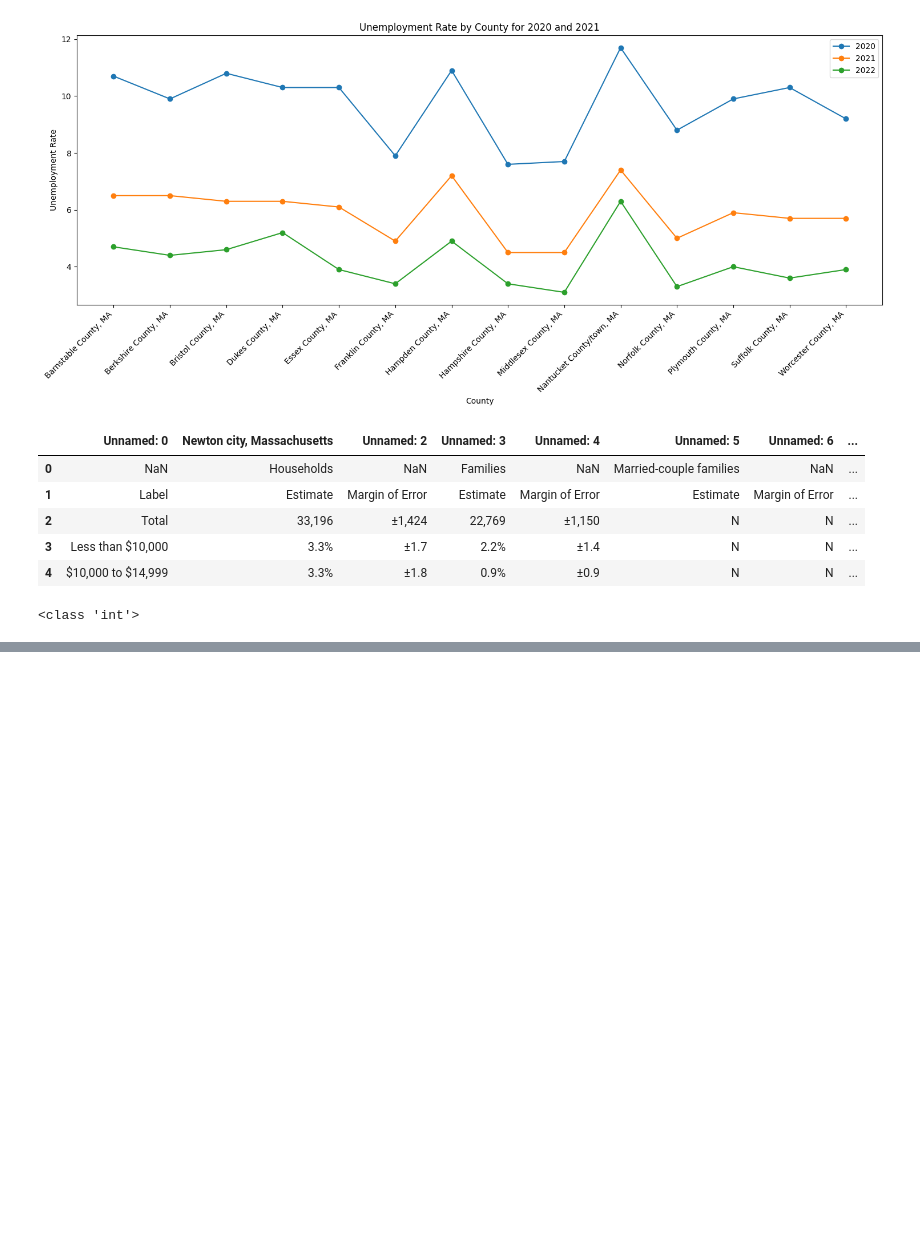
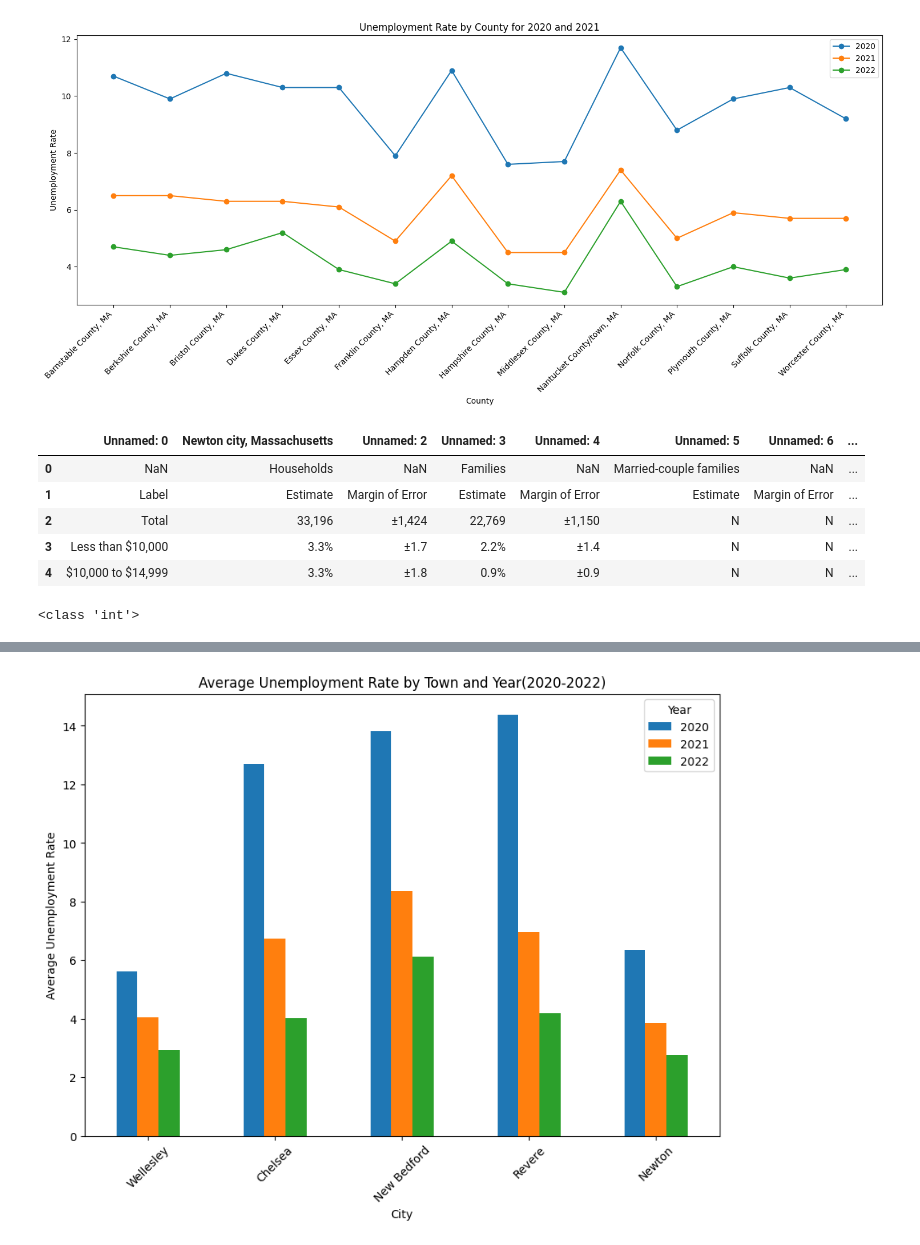
Before and after one commit to BU-Spark/ds-bch-vaccine-equity, a Jupyter notebook: fa23-team/src/income_unemployment.ipynb, the cells around one changed output, grey strips where cells are left out. Saved outputs shown, nothing was run; the diff lists cells and outputs as text; code cells hidden in the pictures; blank space fills up the shorter version.

```diff
--- a/fa23-team/src/income_unemployment.ipynb
+++ b/fa23-team/src/income_unemployment.ipynb
@@ -280,0 +289,28 @@ else:
+# %%
+import pandas as pd
+import matplotlib.pyplot as plt
+
+# Construct DataFrame from the average rates (replace the placeholders with your actual calculated values)
+data = {
+    'Town': ['Wellesley', 'Chelsea', 'New Bedford', 'Revere', 'Newton'],
+    '2020': [wellesley_avg_rate_2020, chelsea_avg_rate_2020, newbedford_avg_rate_2020, revere_avg_rate_2020, newton_avg_rate_2020],
+    '2021': [wellesley_avg_rate_2021, chelsea_avg_rate_2021, newbedford_avg_rate_2021, revere_avg_rate_2021, newton_avg_rate_2021],
+    '2022': [wellesley_avg_rate_2022, chelsea_avg_rate_2022, newbedford_avg_rate_2022, revere_avg_rate_2022, newton_avg_rate_2022]
+}
+
+df_avg_rates = pd.DataFrame(data)
+
+# Plotting the bar chart
+df_avg_rates.set_index('Town').plot(kind='bar', figsize=(10, 7))
+
+# Adding plot title and labels
+plt.title('Average Unemployment Rate by Town and Year(2020-2022)')
+plt.xlabel('City')
+plt.ylabel('Average Unemployment Rate')
+plt.legend(title='Year')
+plt.xticks(rotation=45)
+
+# Display the plot
+plt.show()
+# %% [output]
+[figure, added]
```
Also changed, not shown: parts of 7 cells of this notebook, 2 other files.
